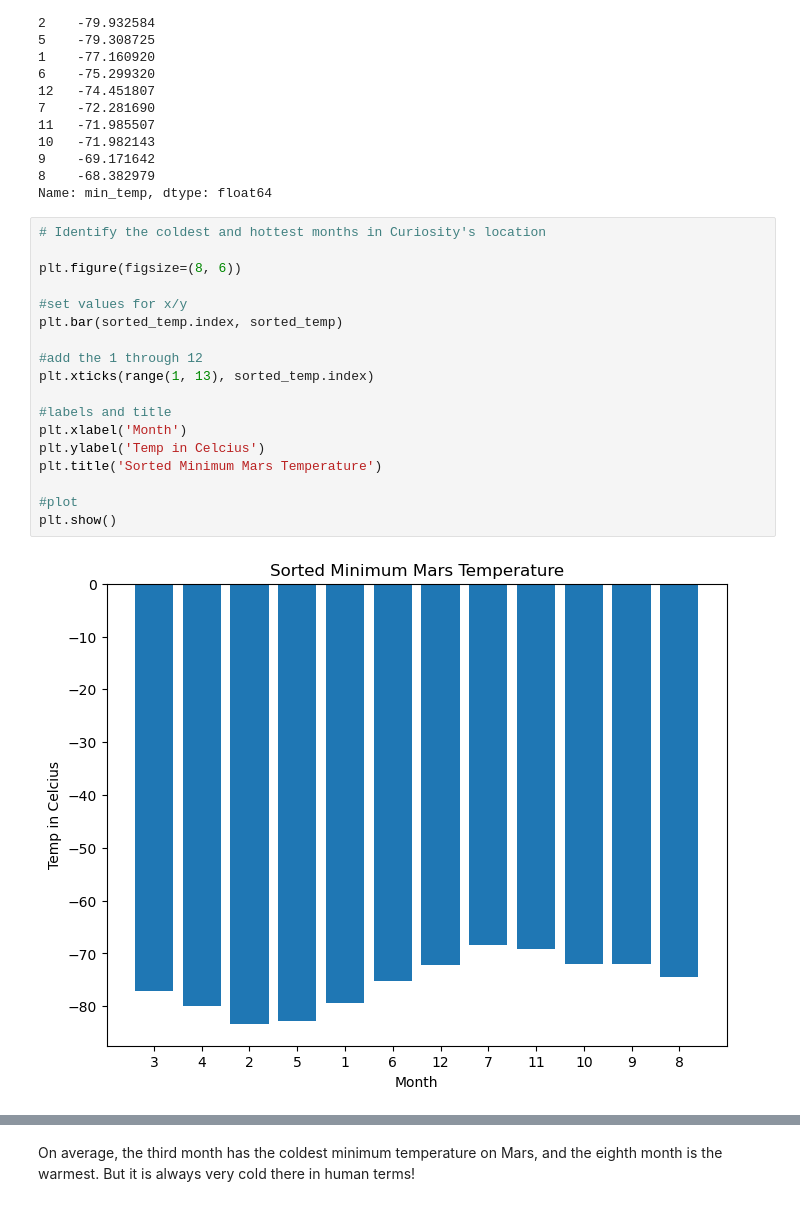
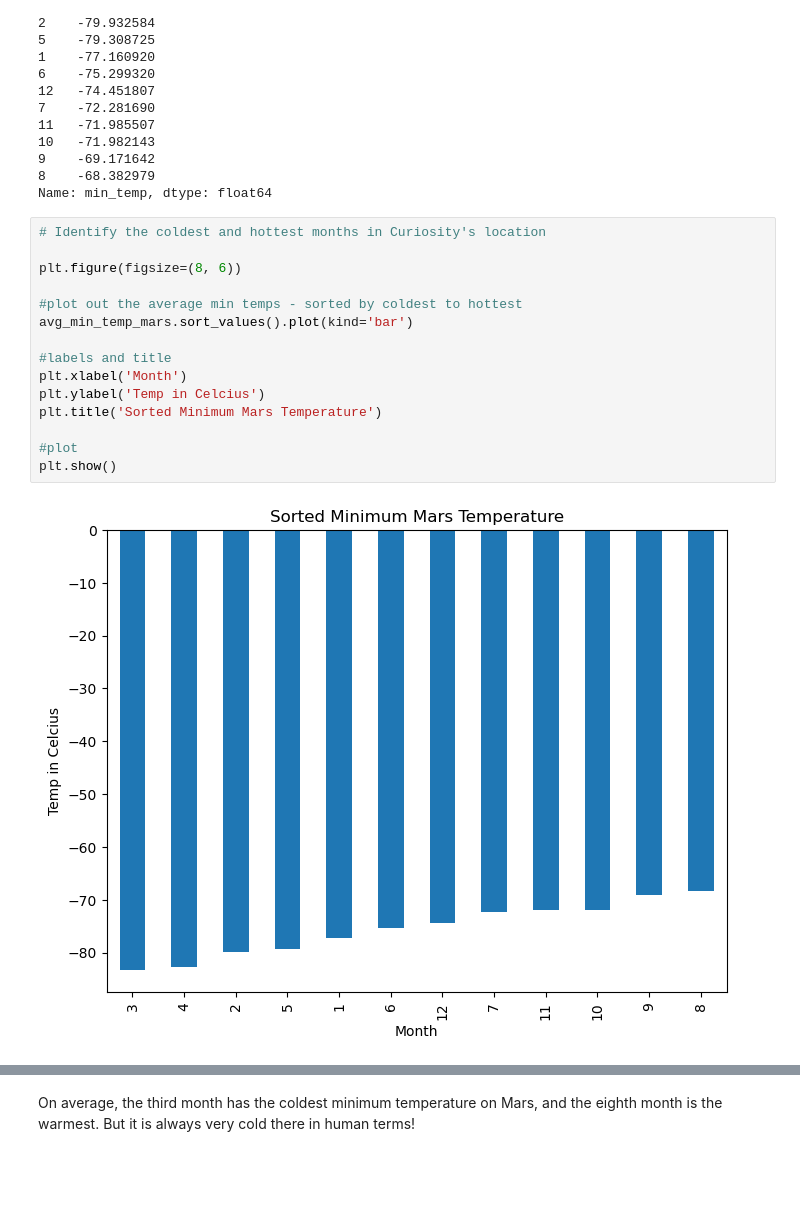
Before and after one commit to azbennett/week_11_mars_data, a Jupyter notebook: part_2_mars_weather.ipynb, the cells around one changed output, grey strips where cells are left out. Saved outputs shown, nothing was run; the diff lists cells and outputs as text; blank space fills up the shorter version.

```diff
--- a/part_2_mars_weather.ipynb
+++ b/part_2_mars_weather.ipynb
@@ -223,22 +208,19 @@ Name: min_temp, dtype: float64
 # %%
 # Identify the coldest and hottest months in Curiosity's location
 
 plt.figure(figsize=(8, 6))
 
-#set values for x/y
-plt.bar(sorted_temp.index, sorted_temp)
-
-#add the 1 through 12
-plt.xticks(range(1, 13), sorted_temp.index)
+#plot out the average min temps - sorted by coldest to hottest
+avg_min_temp_mars.sort_values().plot(kind='bar')
 
 #labels and title
 plt.xlabel('Month')
 plt.ylabel('Temp in Celcius')
 plt.title('Sorted Minimum Mars Temperature')
 
 #plot
 plt.show()
 # %% [output]
-[figure, old version]
+[figure, new version]
 # %%
 # 4. Average pressure by Martian month
```
Also changed, not shown: parts of 10 cells of this notebook, 1 other file.
